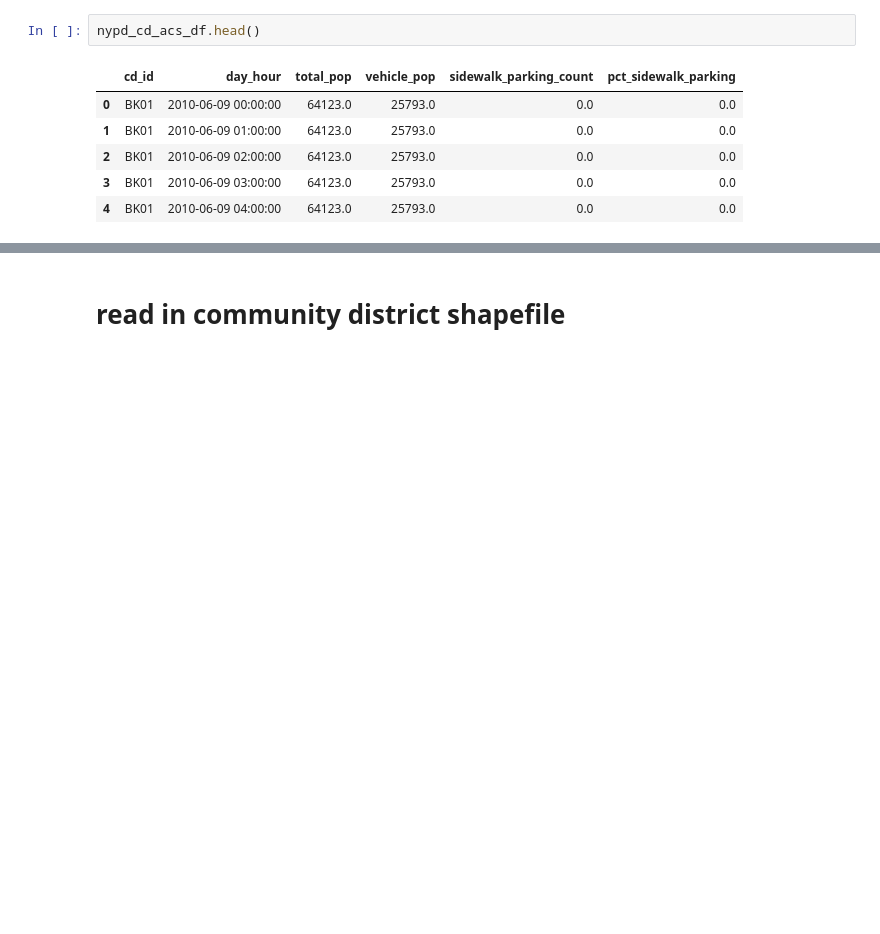
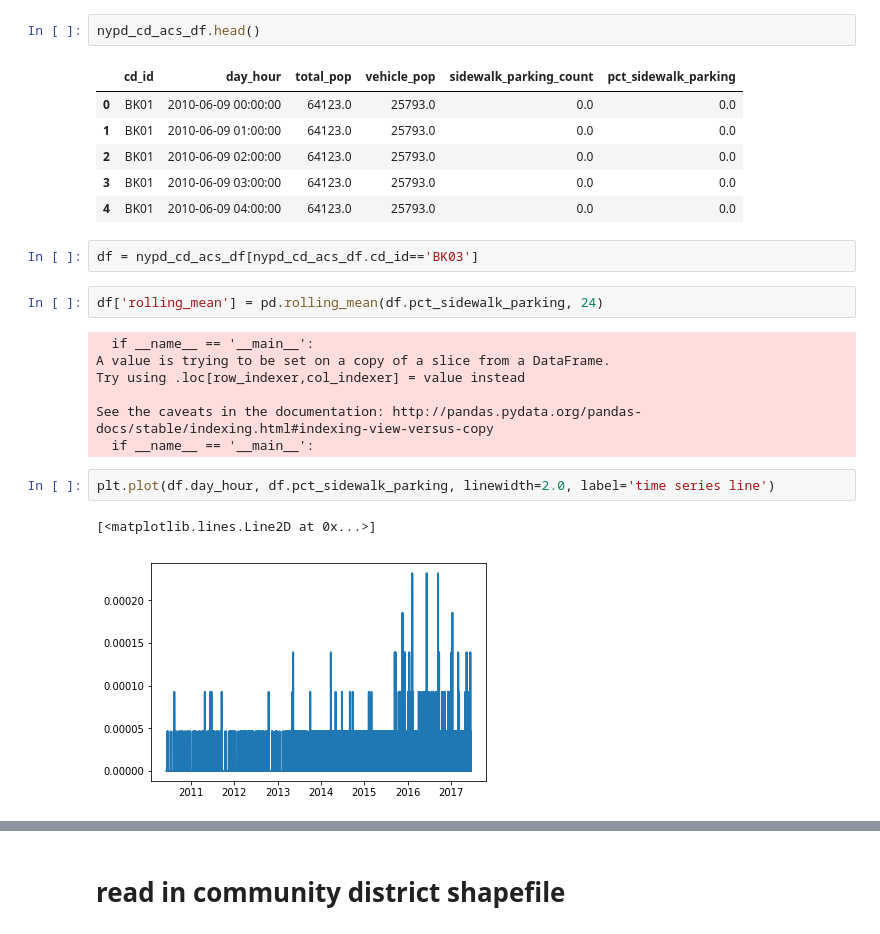
Before and after one commit to gperrin12/nypd_illegal_parking_tickets, a Jupyter notebook: NYPD_illegal_parking_062017.ipynb, the cells around one changed output, grey strips where cells are left out. Drawn from its saved outputs; the diff is of its cells as text; blank space fills up the shorter version.

```diff
--- a/NYPD_illegal_parking_062017.ipynb
+++ b/NYPD_illegal_parking_062017.ipynb
@@ -270,3 +271,19 @@ nypd_cd_acs_df.head()
 | 2 | BK01 | 2010-06-09 02:00:00 | 64123.0 | 25793.0 | 0.0 | 0.0 |
 | 3 | BK01 | 2010-06-09 03:00:00 | 64123.0 | 25793.0 | 0.0 | 0.0 |
 | 4 | BK01 | 2010-06-09 04:00:00 | 64123.0 | 25793.0 | 0.0 | 0.0 |
+# %%
+df = nypd_cd_acs_df[nypd_cd_acs_df.cd_id=='BK03']
+# %%
+df['rolling_mean'] = pd.rolling_mean(df.pct_sidewalk_parking, 24)
+# %% [output]
+  if __name__ == '__main__':
+A value is trying to be set on a copy of a slice from a DataFrame.
+Try using .loc[row_indexer,col_indexer] = value instead
+
+See the caveats in the documentation: http://pandas.pydata.org/pandas-docs/stable/indexing.html#indexing-view-versus-copy
+  if __name__ == '__main__':
+# %%
+plt.plot(df.day_hour, df.pct_sidewalk_parking, linewidth=2.0, label='time series line')
+# %% [output]
+[<matplotlib.lines.Line2D at 0x...>]
+[figure, added]
```
Also changed, not shown: parts of 5 cells of this notebook.
